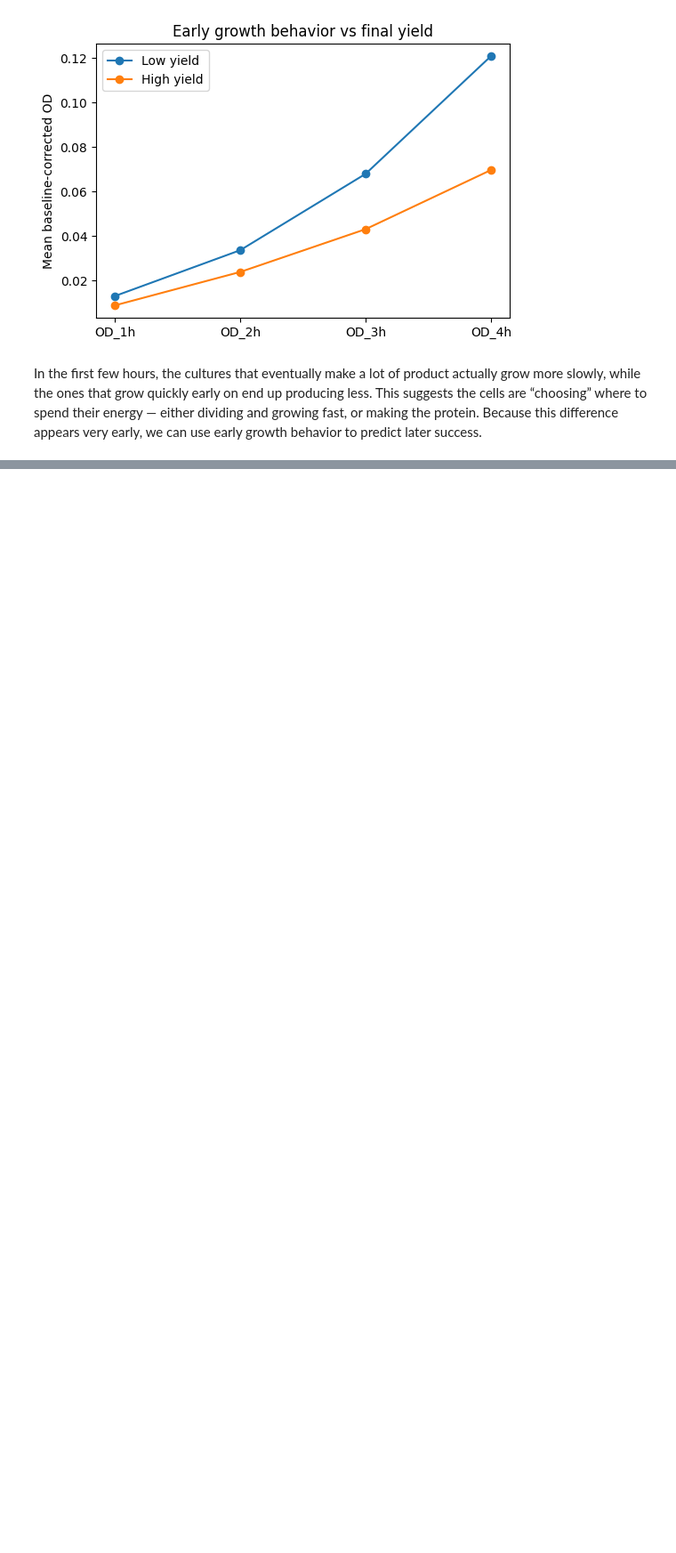
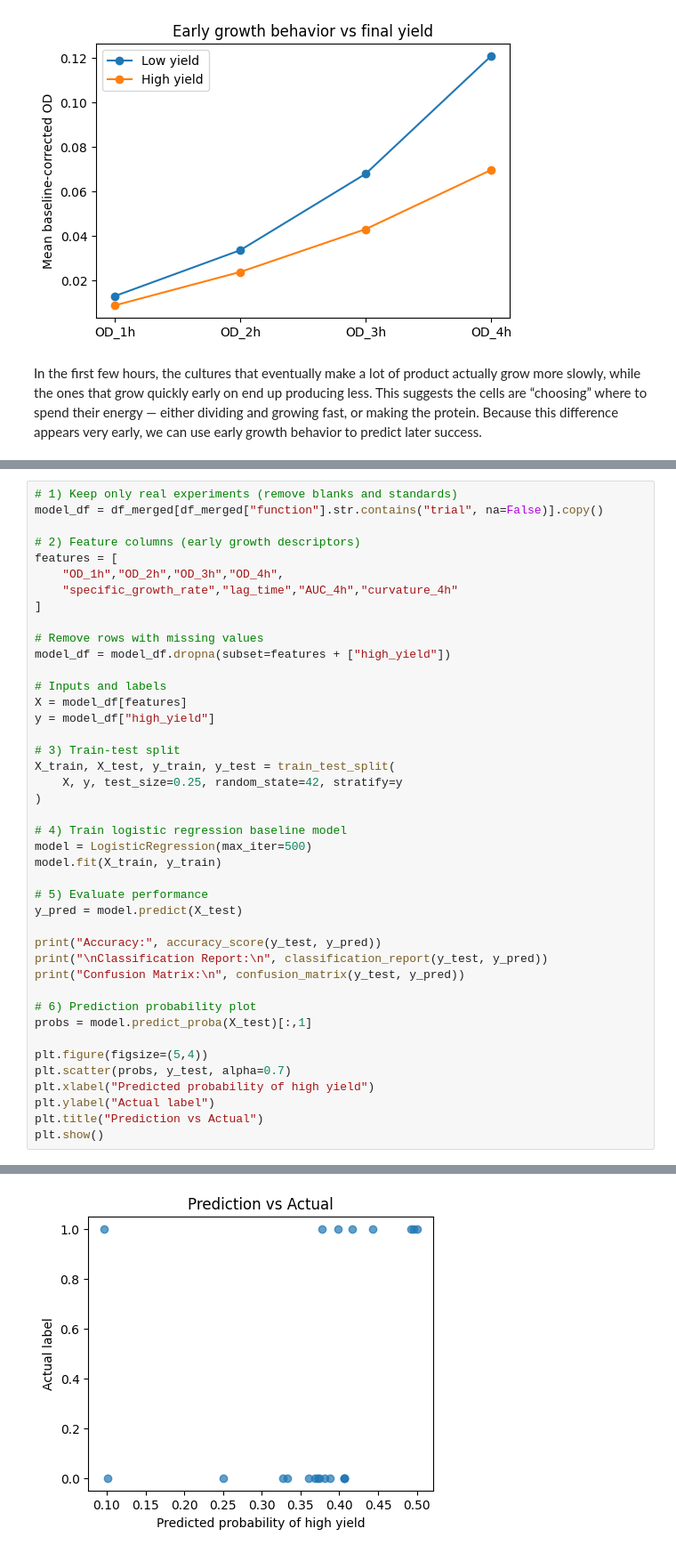
Before and after one commit to feixia2754/06642-Colab-Assignments, a Jupyter notebook: main.ipynb, the cells around one changed output, grey strips where cells are left out. Shown at 89% size. Cells and saved outputs as stored; diff of their text form; blank space fills up the shorter version.

Commit message:
logistic regression

```diff
--- a/main.ipynb
+++ b/main.ipynb
@@ -470,0 +473,43 @@ In the first few hours, the cultures that eventually make a lot of product actua
+# %%
+# 1) Keep only real experiments (remove blanks and standards)
+model_df = df_merged[df_merged["function"].str.contains("trial", na=False)].copy()
+
+# 2) Feature columns (early growth descriptors)
+features = [
+    "OD_1h","OD_2h","OD_3h","OD_4h",
+    "specific_growth_rate","lag_time","AUC_4h","curvature_4h"
+]
+
+# Remove rows with missing values
+model_df = model_df.dropna(subset=features + ["high_yield"])
+
+# Inputs and labels
+X = model_df[features]
+y = model_df["high_yield"]
+
+# 3) Train-test split
+X_train, X_test, y_train, y_test = train_test_split(
+    X, y, test_size=0.25, random_state=42, stratify=y
+)
+
+# 4) Train logistic regression baseline model
+model = LogisticRegression(max_iter=500)
+model.fit(X_train, y_train)
+
+# 5) Evaluate performance
+y_pred = model.predict(X_test)
+
+print("Accuracy:", accuracy_score(y_test, y_pred))
+print("\nClassification Report:\n", classification_report(y_test, y_pred))
+print("Confusion Matrix:\n", confusion_matrix(y_test, y_pred))
+
+# 6) Prediction probability plot
+probs = model.predict_proba(X_test)[:,1]
+
+plt.figure(figsize=(5,4))
+plt.scatter(probs, y_test, alpha=0.7)
+plt.xlabel("Predicted probability of high yield")
+plt.ylabel("Actual label")
+plt.title("Prediction vs Actual")
+plt.show()
+# %% [output]
@@ -470,0 +531 @@ In the first few hours, the cultures that eventually make a lot of product actua
+[figure, added]
```
Also changed, not shown: parts of 3 cells of this notebook.
